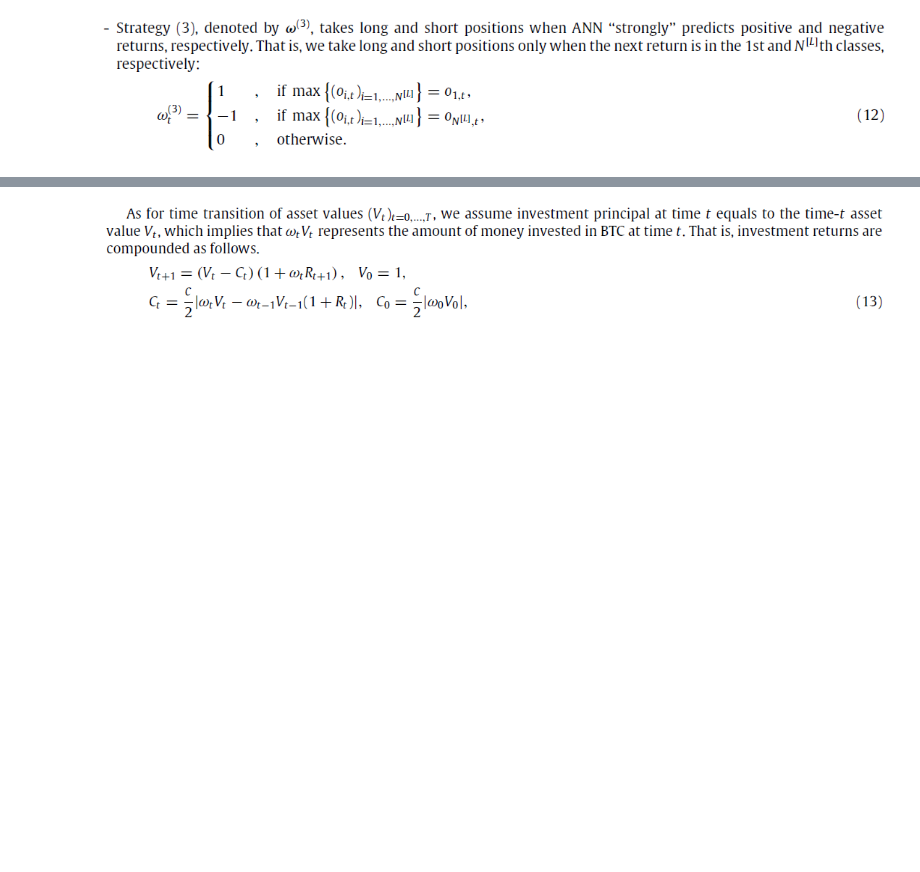
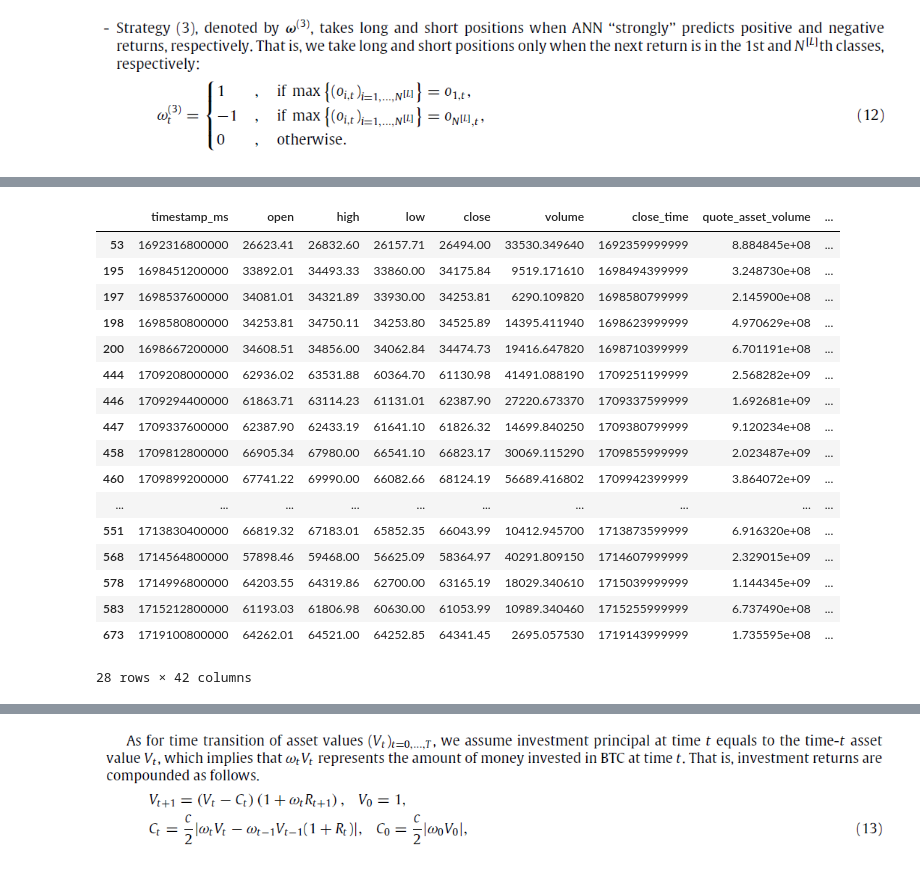
Before and after one commit to LuisGPMa/TCC_code, a Jupyter notebook: backtest_ann.ipynb, the cells around one changed output, grey strips where cells are left out. Cells and saved outputs as stored; diff of their text form; code cells hidden in the pictures; blank space fills up the shorter version.

```diff
--- a/backtest_ann.ipynb
+++ b/backtest_ann.ipynb
@@ -57,6 +62,8 @@ for idx,row in df_backtest.iterrows():
     preds.append(pred)
 
 df_backtest['prediction'] = preds
+# %%
+df_backtest['log_returns'] = np.log(1+df_backtest['returns'])
 # %% [markdown]
 ![image.png](attachment:image.png)
 # %%
@@ -79,0 +105,3 @@ Name: w, Length: 33930, dtype: int32
+# %%
+first_trade = pd.Series(df_backtest.index == (df_backtest['w'] == 1).idxmax(),index=df_backtest.index)
+first_trade
@@ -79,0 +121,28 @@ Name: w, Length: 33930, dtype: int32
+# %%
+# first_buy = pd.Series(df.index == (df['close'] > df[strat_name]).idxmax(),index=df.index)
+
+trades_df = df_backtest[first_trade | df_backtest['in_position'].diff()]
+if trades_df.shape[0] % 2 != 0:
+    mtm = df_backtest.iloc[-1:,]
+    trades_df = pd.concat([trades_df,mtm], axis='index')
+# %%
+trades_df
+# %% [output]
+|  | timestamp_ms | open | high | low | close | volume | close_time | quote_asset_volume | ... |
+| 53 | 1692316800000 | 26623.41 | 26832.60 | 26157.71 | 26494.00 | 33530.349640 | 1692359999999 | 8.884845e+08 | ... |
+| 195 | 1698451200000 | 33892.01 | 34493.33 | 33860.00 | 34175.84 | 9519.171610 | 1698494399999 | 3.248730e+08 | ... |
+| 197 | 1698537600000 | 34081.01 | 34321.89 | 33930.00 | 34253.81 | 6290.109820 | 1698580799999 | 2.145900e+08 | ... |
+| 198 | 1698580800000 | 34253.81 | 34750.11 | 34253.80 | 34525.89 | 14395.411940 | 1698623999999 | 4.970629e+08 | ... |
+| 200 | 1698667200000 | 34608.51 | 34856.00 | 34062.84 | 34474.73 | 19416.647820 | 1698710399999 | 6.701191e+08 | ... |
+| 444 | 1709208000000 | 62936.02 | 63531.88 | 60364.70 | 61130.98 | 41491.088190 | 1709251199999 | 2.568282e+09 | ... |
+| 446 | 1709294400000 | 61863.71 | 63114.23 | 61131.01 | 62387.90 | 27220.673370 | 1709337599999 | 1.692681e+09 | ... |
+| 447 | 1709337600000 | 62387.90 | 62433.19 | 61641.10 | 61826.32 | 14699.840250 | 1709380799999 | 9.120234e+08 | ... |
+| 458 | 1709812800000 | 66905.34 | 67980.00 | 66541.10 | 66823.17 | 30069.115290 | 1709855999999 | 2.023487e+09 | ... |
+| 460 | 1709899200000 | 67741.22 | 69990.00 | 66082.66 | 68124.19 | 56689.416802 | 1709942399999 | 3.864072e+09 | ... |
+| ... | ... | ... | ... | ... | ... | ... | ... | ... | ... |
+| 551 | 1713830400000 | 66819.32 | 67183.01 | 65852.35 | 66043.99 | 10412.945700 | 1713873599999 | 6.916320e+08 | ... |
+| 568 | 1714564800000 | 57898.46 | 59468.00 | 56625.09 | 58364.97 | 40291.809150 | 1714607999999 | 2.329015e+09 | ... |
+| 578 | 1714996800000 | 64203.55 | 64319.86 | 62700.00 | 63165.19 | 18029.340610 | 1715039999999 | 1.144345e+09 | ... |
+| 583 | 1715212800000 | 61193.03 | 61806.98 | 60630.00 | 61053.99 | 10989.340460 | 1715255999999 | 6.737490e+08 | ... |
+| 673 | 1719100800000 | 64262.01 | 64521.00 | 64252.85 | 64341.45 | 2695.057530 | 1719143999999 | 1.735595e+08 | ... |
+28 rows × 42 columns
```
Also changed, not shown: parts of 21 cells of this notebook, 5 other files.
